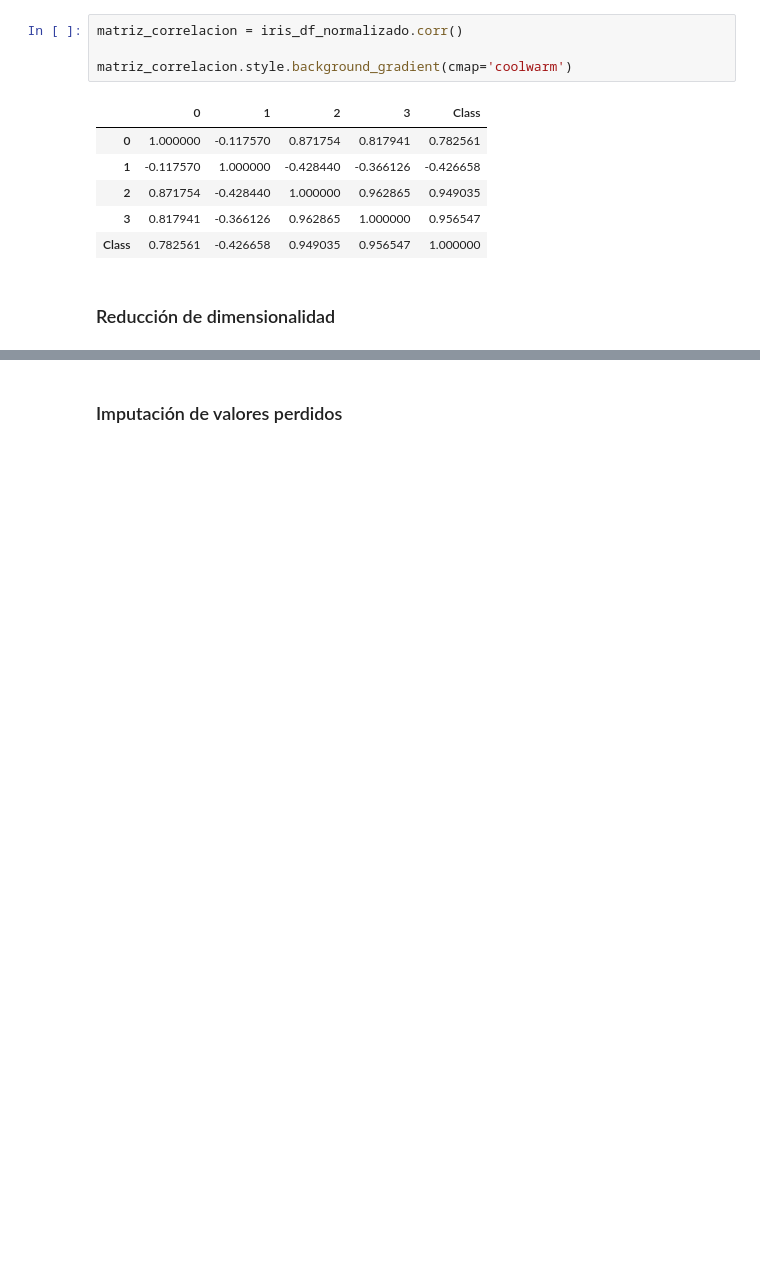
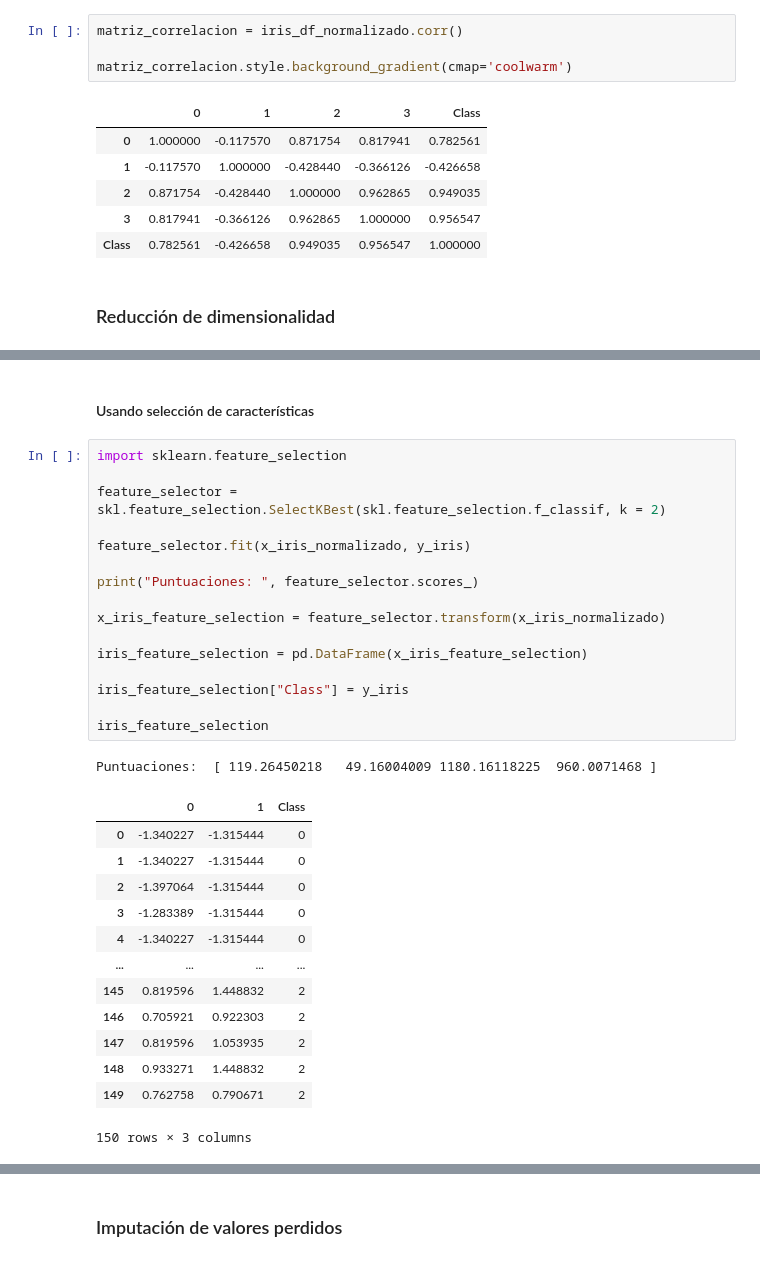
Before and after one commit to advy99/taller_osl_sklearn, a Jupyter notebook: notebook_taller.ipynb, the cells around one changed output, grey strips where cells are left out. Cells and saved outputs as stored; diff of their text form; blank space fills up the shorter version.

```diff
--- a/notebook_taller.ipynb
+++ b/notebook_taller.ipynb
@@ -238,0 +299,33 @@ import sklearn.decomposition
+# %% [markdown]
+#### Usando selección de características
+# %%
+import sklearn.feature_selection
+
+feature_selector = skl.feature_selection.SelectKBest(skl.feature_selection.f_classif, k = 2)
+
+feature_selector.fit(x_iris_normalizado, y_iris)
+
+print("Puntuaciones: ", feature_selector.scores_)
+
+x_iris_feature_selection = feature_selector.transform(x_iris_normalizado)
+
+iris_feature_selection = pd.DataFrame(x_iris_feature_selection)
+
+iris_feature_selection["Class"] = y_iris
+
+iris_feature_selection
+# %% [output]
+Puntuaciones:  [ 119.26450218   49.16004009 1180.16118225  960.0071468 ]
+|  | 0 | 1 | Class |
+| 0 | -1.340227 | -1.315444 | 0 |
+| 1 | -1.340227 | -1.315444 | 0 |
+| 2 | -1.397064 | -1.315444 | 0 |
+| 3 | -1.283389 | -1.315444 | 0 |
+| 4 | -1.340227 | -1.315444 | 0 |
+| ... | ... | ... | ... |
+| 145 | 0.819596 | 1.448832 | 2 |
+| 146 | 0.705921 | 0.922303 | 2 |
+| 147 | 0.819596 | 1.053935 | 2 |
+| 148 | 0.933271 | 1.448832 | 2 |
+| 149 | 0.762758 | 0.790671 | 2 |
+150 rows × 3 columns
```
Also changed, not shown: parts of 12 cells of this notebook.
